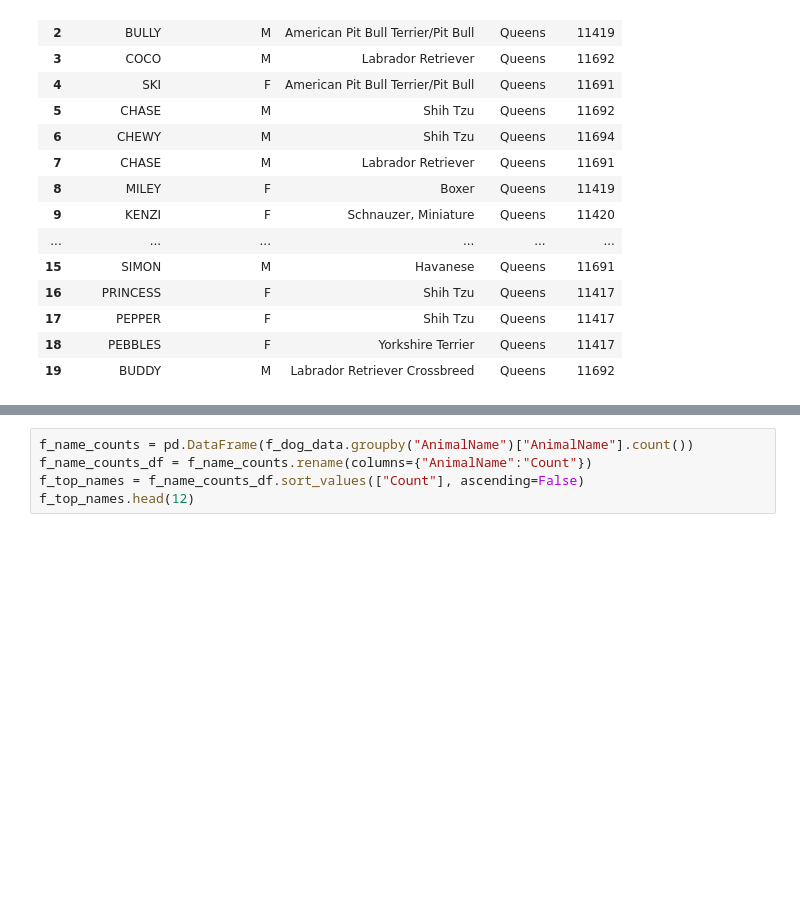
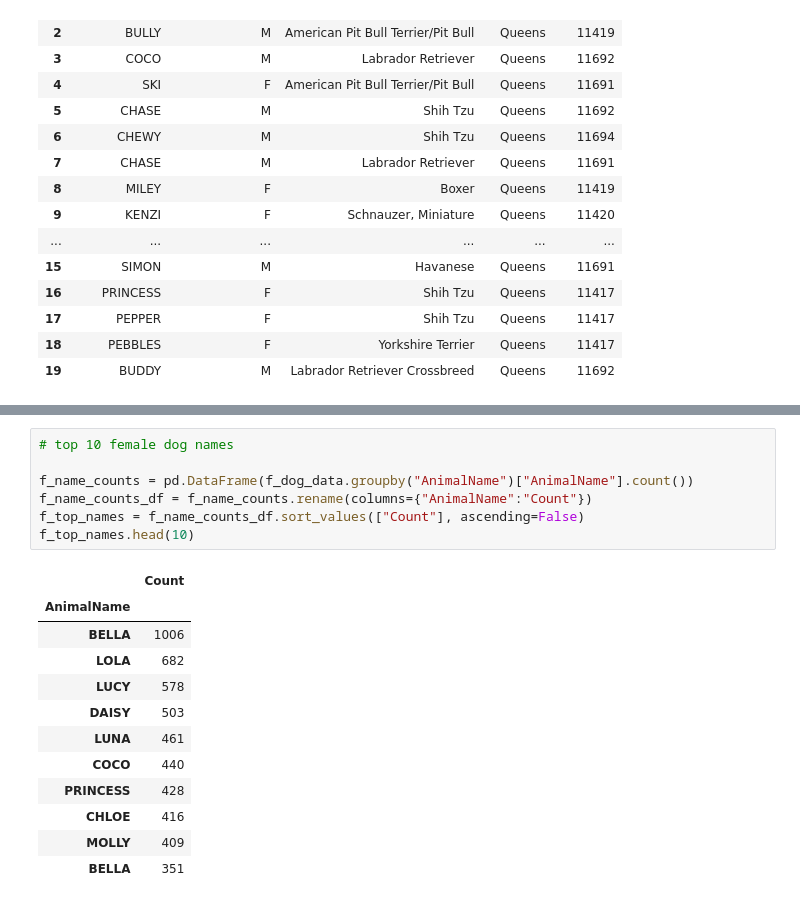
Before and after one commit to emtodd11/NYC-Top-Dog-Names-DB-Analysis, a Jupyter notebook: ETL-Project-NY-Dogs.ipynb, the cells around one changed output, grey strips where cells are left out. Saved outputs shown, nothing was run; the diff lists cells and outputs as text; blank space fills up the shorter version.

```diff
--- a/ETL-Project-NY-Dogs.ipynb
+++ b/ETL-Project-NY-Dogs.ipynb
@@ -173,6 +227,21 @@ f_dog_data.head()
 # %%
+# top 10 female dog names
+
 f_name_counts = pd.DataFrame(f_dog_data.groupby("AnimalName")["AnimalName"].count())
 f_name_counts_df = f_name_counts.rename(columns={"AnimalName":"Count"})
 f_top_names = f_name_counts_df.sort_values(["Count"], ascending=False)
-f_top_names.head(12)
+f_top_names.head(10)
+# %% [output]
+|  | Count |
+| AnimalName |  |
+| BELLA | 1006 |
+| LOLA | 682 |
+| LUCY | 578 |
+| DAISY | 503 |
+| LUNA | 461 |
+| COCO | 440 |
+| PRINCESS | 428 |
+| CHLOE | 416 |
+| MOLLY | 409 |
+| BELLA | 351 |
 # %%
```
Also changed, not shown: parts of 13 cells of this notebook, 2 other files.
